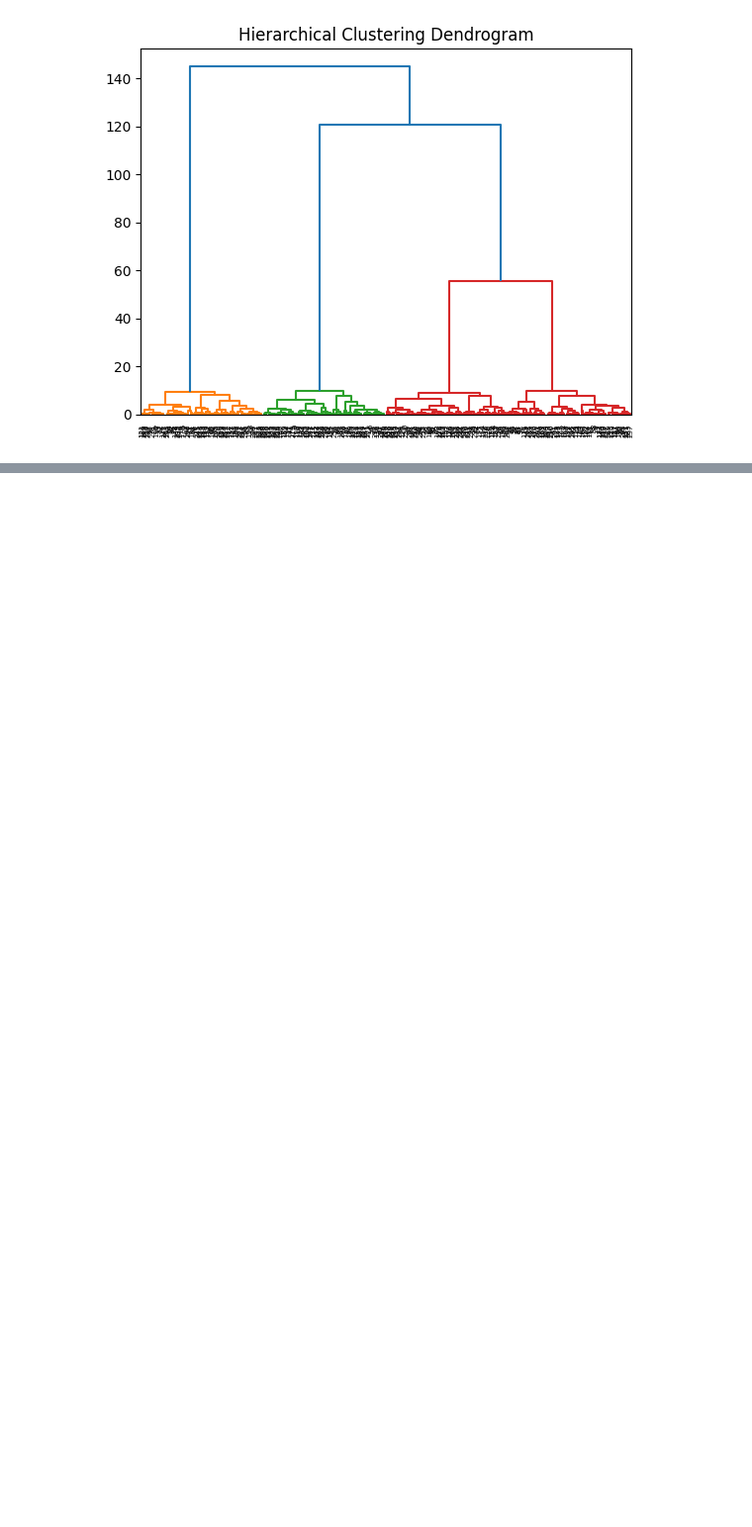
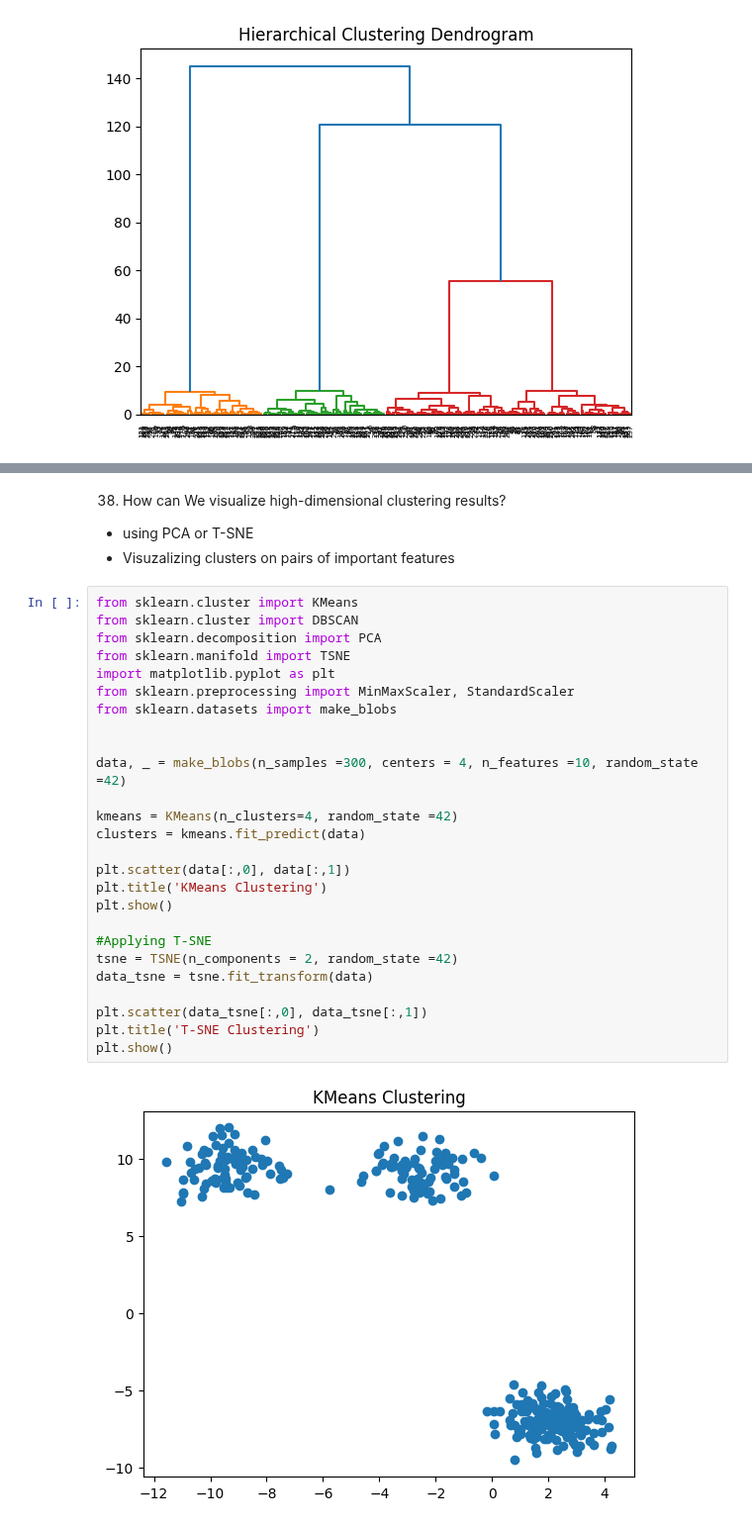
Before and after one commit to MrSimple07/MachineLearning_Practice, a Jupyter notebook: ML_Interview.ipynb, the cells around one changed output, grey strips where cells are left out. Shown at 99% size. Drawn from its saved outputs; the diff is of its cells as text; blank space fills up the shorter version.

```diff
--- a/ML_Interview.ipynb
+++ b/ML_Interview.ipynb
@@ -898,0 +940,32 @@ plt.show()
+# %% [markdown]
+38. How can We visualize high-dimensional clustering results?
+- using PCA or T-SNE
+- Visuzalizing clusters on pairs of important features
+# %%
+from sklearn.cluster import KMeans
+from sklearn.cluster import DBSCAN
+from sklearn.decomposition import PCA
+from sklearn.manifold import TSNE
+import matplotlib.pyplot as plt
+from sklearn.preprocessing import MinMaxScaler, StandardScaler
+from sklearn.datasets import make_blobs
+
+
+data, _ = make_blobs(n_samples =300, centers = 4, n_features =10, random_state =42)
+
+kmeans = KMeans(n_clusters=4, random_state =42)
+clusters = kmeans.fit_predict(data)
+
+plt.scatter(data[:,0], data[:,1])
+plt.title('KMeans Clustering')
+plt.show()
+
+#Applying T-SNE
+tsne = TSNE(n_components = 2, random_state =42)
+data_tsne = tsne.fit_transform(data)
+
+plt.scatter(data_tsne[:,0], data_tsne[:,1])
+plt.title('T-SNE Clustering')
+plt.show()
+# %% [output]
+[figure, added]
```
Also changed, not shown: parts of 6 cells of this notebook.
